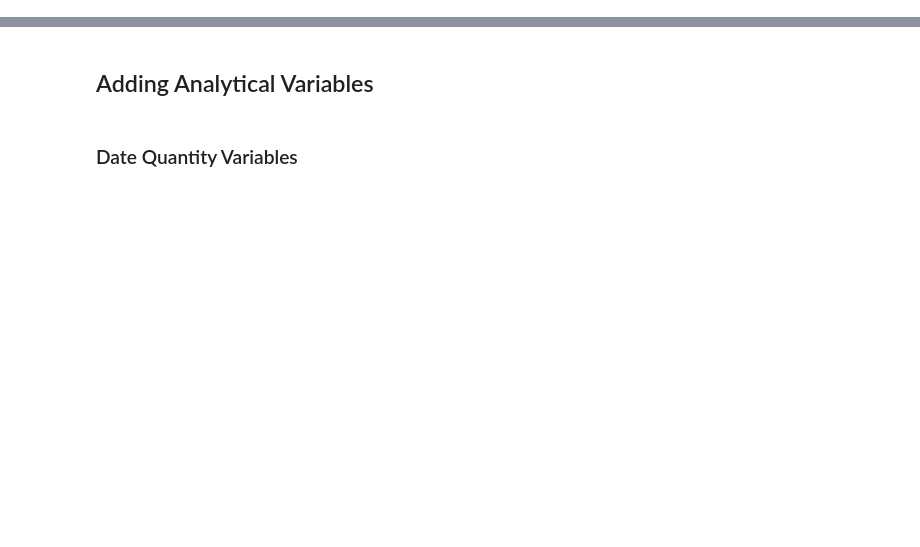
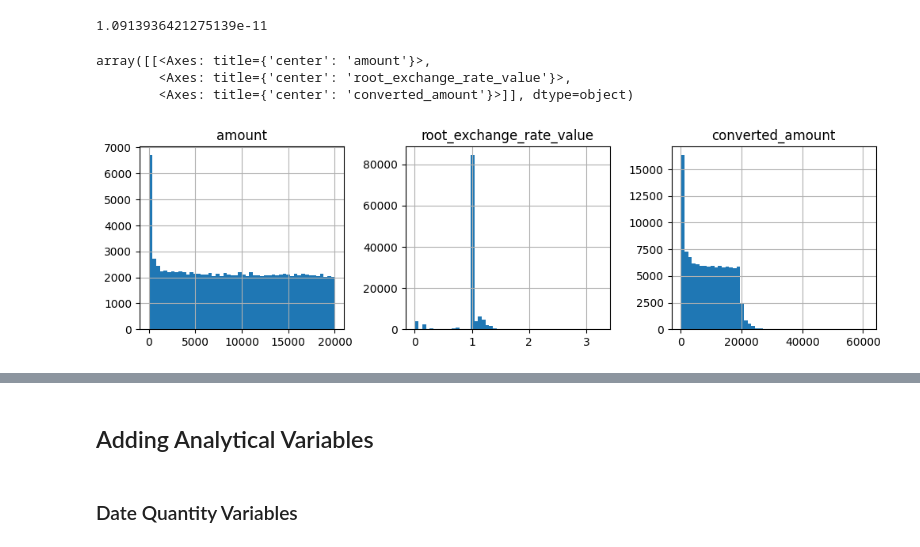
Before and after one commit to lauren7249/Data-Science-Take-Home-Project, a Jupyter notebook: data_analysis/files/exploratory.ipynb, the cells around one changed output, grey strips where cells are left out. Cells and saved outputs as stored; diff of their text form; code cells hidden in the pictures; blank space fills up the shorter version.

Commit message:
initial exploratory data analysis and resulting preprocessing code

```diff
--- a/data_analysis/files/exploratory.ipynb
+++ b/data_analysis/files/exploratory.ipynb
@@ -11,6 +13,8 @@ tldr: A machine learning project is only as good as the data that goes into it.
 # %%
 import pandas
-
 data_folder = '../data'
-invoices = pandas.read_csv(data_folder + '/invoice.csv')
-payments = pandas.read_csv(data_folder + '/invoice_payments.csv')
+date_format='%Y-%M-%d' #truncate datetimes to dates
+invoices = pandas.read_csv(data_folder + '/invoice.csv', na_values='inf',
+                           parse_dates=['invoice_date', 'due_date', 'cleared_date'], date_format=date_format)
+payments = pandas.read_csv(data_folder + '/invoice_payments.csv', na_values='inf',
+                           parse_dates=['transaction_date'], date_format=date_format)
@@ -40,0 +152,12 @@ How do they relate to the above?
+# %%
+#converted_amount is reliable
+(((payments.amount * payments.root_exchange_rate_value) - payments.converted_amount).abs()).max()
+# %% [output]
+1.0913936421275139e-11
+# %%
+payments.select_dtypes(include='float').hist(bins=50, figsize=(12, 3), layout=(1,3))
+# %% [output]
+array([[<Axes: title={'center': 'amount'}>,
+        <Axes: title={'center': 'root_exchange_rate_value'}>,
+        <Axes: title={'center': 'converted_amount'}>]], dtype=object)
+[figure, added]
```
Also changed, not shown: parts of 57 cells of this notebook, 13 other files.
